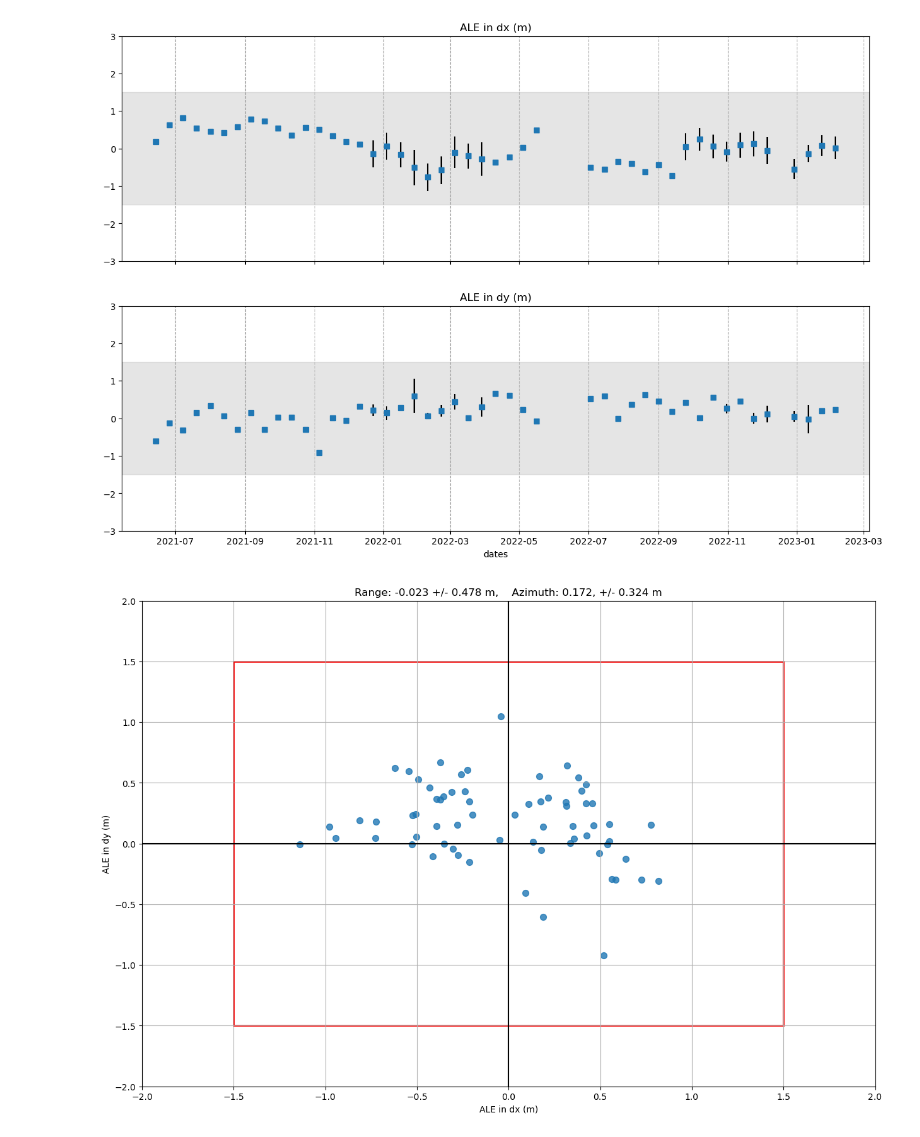
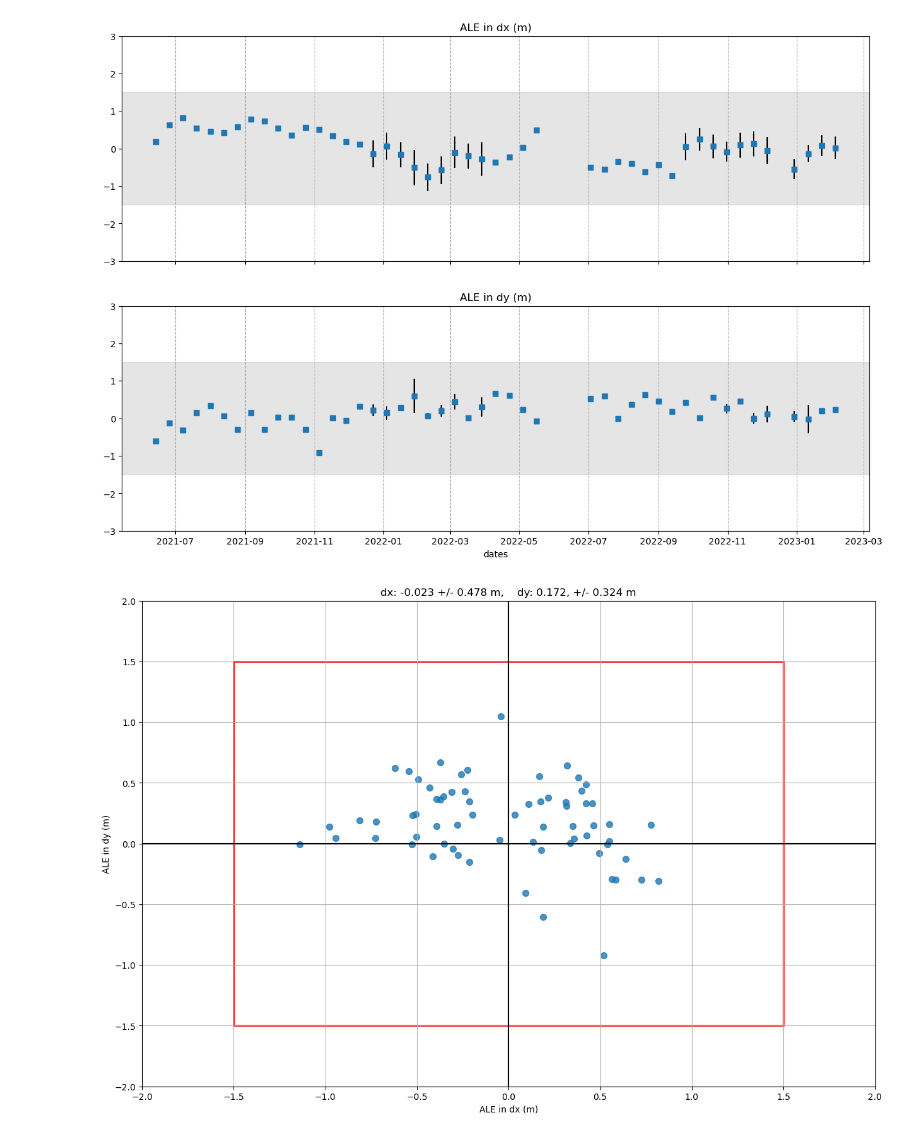
Before and after one commit to OPERA-Cal-Val/calval-CSLC, a Jupyter notebook: run_batch_ALE_OK.ipynb, the cells around one changed output. Cells and saved outputs as stored; diff of their text form; code cells hidden in the pictures.

```diff
--- a/run_batch_ALE_OK.ipynb
+++ b/run_batch_ALE_OK.ipynb
@@ -83,22 +83,22 @@ df.columns = ['ID','ALE_Rg','ALE_Az']
 # %%
 import numpy as np
 import matplotlib.patches as patches
 
 fig, ax = plt.subplots(figsize=(15,10))
 sc = ax.scatter(df['ALE_Rg'], df['ALE_Az'], s=50, alpha=0.8)
 ax.grid(True)
 ax.set_xlim(-2,2)
 ax.set_ylim(-2,2)
 ax.axhline(0, color='black')
 ax.axvline(0, color='black')
 
 rect = patches.Rectangle((-1.5, 1.5), 3, -3, linewidth=2, edgecolor='r', facecolor='none')  #OPERA ALE requirements
 
-ax.set_title(f'Range: {np.round(df["ALE_Rg"].mean(),3)} +/- {np.round(df["ALE_Rg"].std(),3)} m, \
-   Azimuth: {np.round(df["ALE_Az"].mean(),3)}, +/- {np.round(df["ALE_Az"].std(),3)} m')
+ax.set_title(f'dx: {np.round(df["ALE_Rg"].mean(),3)} +/- {np.round(df["ALE_Rg"].std(),3)} m, \
+   dy: {np.round(df["ALE_Az"].mean(),3)}, +/- {np.round(df["ALE_Az"].std(),3)} m')
 ax.set_xlabel('ALE in dx (m)')
 ax.set_ylabel('ALE in dy (m)')
 ax.add_patch(rect)
 fig.savefig('ALE_all.png',dpi=300,bbox_inches='tight')
 # %% [output]
-[figure, old version]
+[figure, new version]
```
Also changed, not shown: 1 other file.
